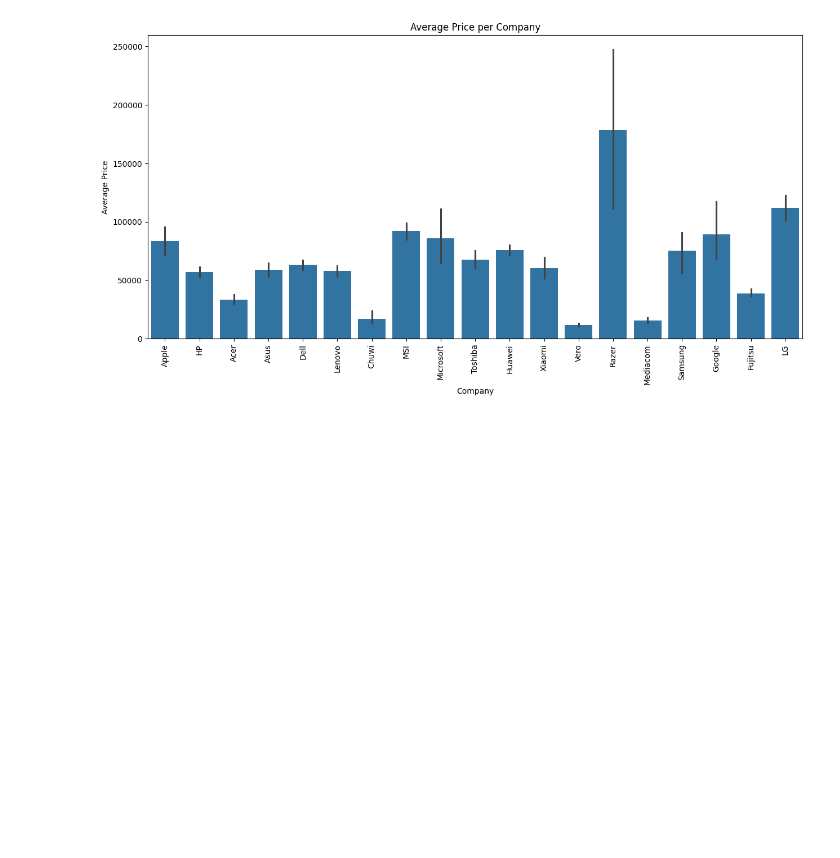
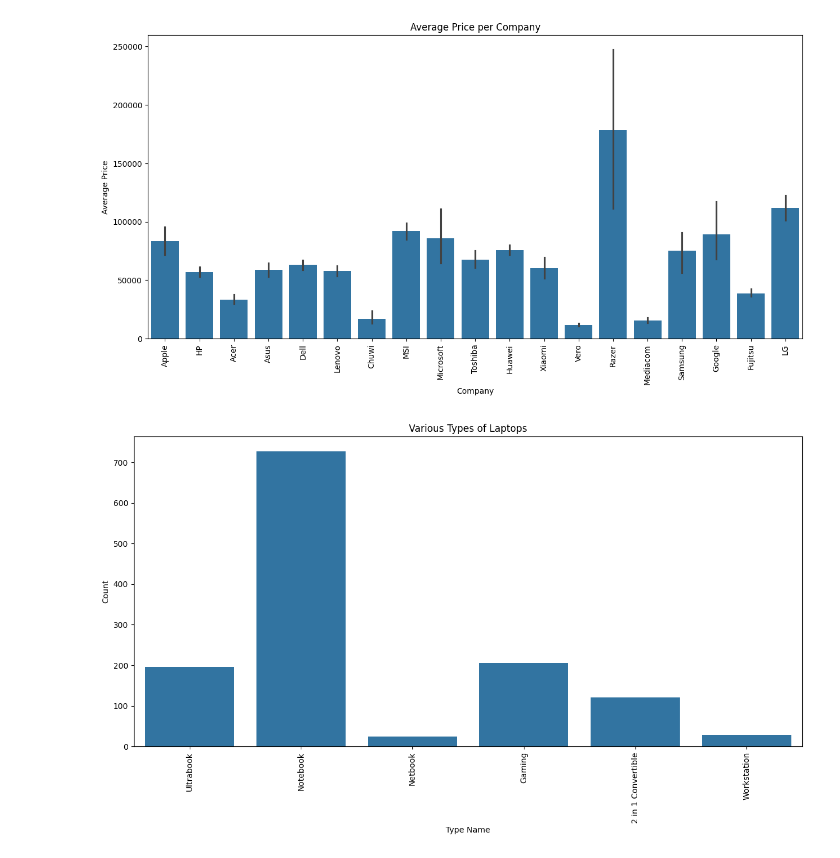
Before and after one commit to AAdewunmi/Laptop_Prices_Prediction_Project, a Jupyter notebook: Laptop_Price_Predictor.ipynb, the cells around one changed output. Saved outputs shown, nothing was run; the diff lists cells and outputs as text; code cells hidden in the pictures; blank space fills up the shorter version.

Commit message:
Dispaly various types of laptops

```diff
--- a/Laptop_Price_Predictor.ipynb
+++ b/Laptop_Price_Predictor.ipynb
@@ -230,3 +230,30 @@ def draw_barplot_company_price(df):
 draw_barplot_company_price(df)
 # %% [output]
 [figure]
+# %%
+# Various types of Laptops
+
+import matplotlib.pyplot as plt
+import seaborn as sn
+import pandas as pd
+
+def plot_laptop_types(dataframe, palette='autumn'):
+  """
+  Displays a countplot of different laptop types.
+
+  Args:
+    dataframe (pd.DataFrame): The DataFrame containing the 'TypeName' column.
+    palette (str, optional): The color palette to use for the plot. Defaults to 'autumn'.
+  """
+  plt.figure(figsize=(15, 7))
+  sn.countplot(x=dataframe['TypeName'])
+  plt.xticks(rotation='vertical')
+  plt.title('Various Types of Laptops')
+  plt.xlabel('Type Name')
+  plt.ylabel('Count')
+  plt.show()
+
+# Call the function
+plot_laptop_types(df)
+# %% [output]
+[figure, added]
```
